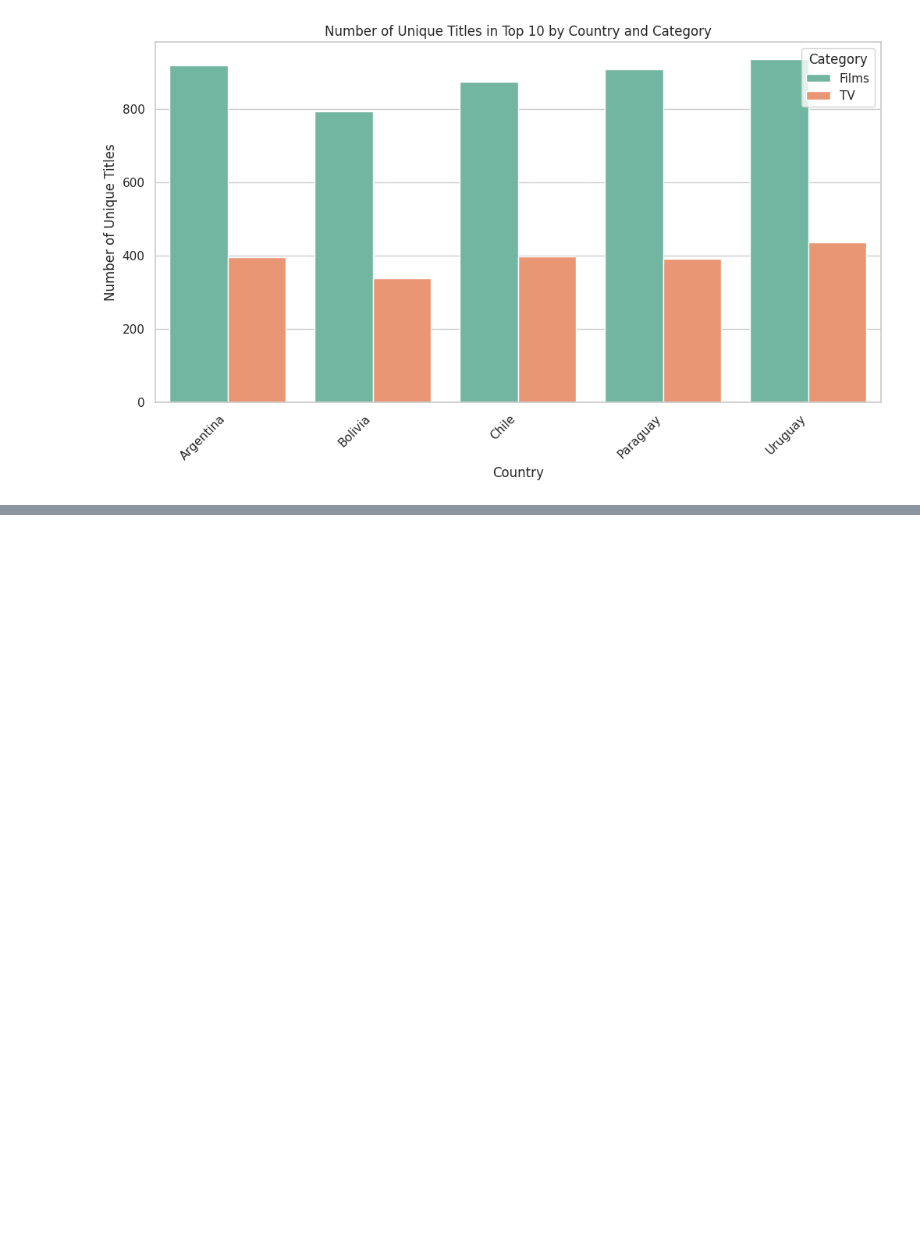
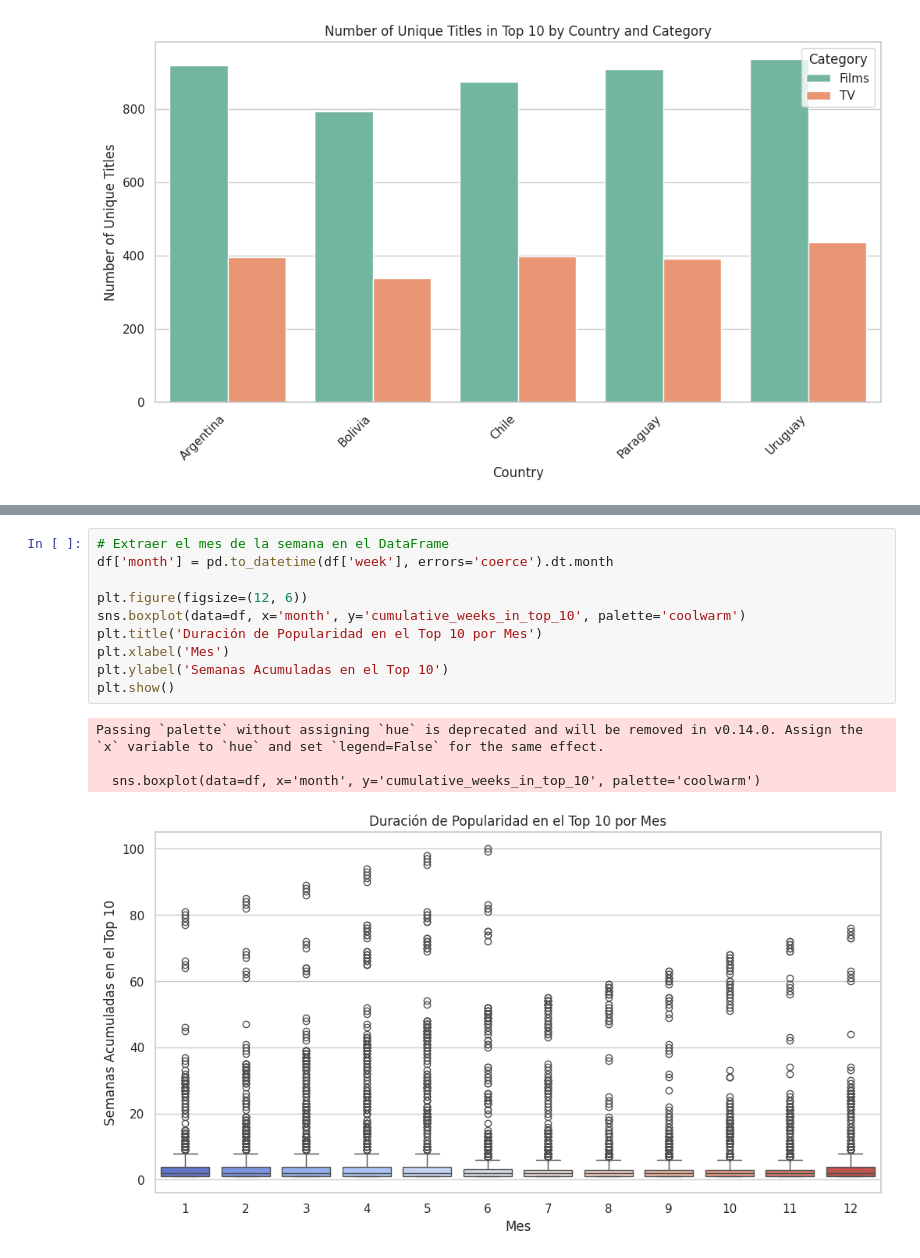
Before and after one commit to CristianAyala/infovis, a Jupyter notebook: TP_FINAL_AYALA_COCA_NETFLIX_ITBA_VISUALIZACION_DE_LA_INFORMACION_V2.ipynb, the cells around one changed output, grey strips where cells are left out. Saved outputs shown, nothing was run; the diff lists cells and outputs as text; blank space fills up the shorter version.

```diff
--- a/TP_FINAL_AYALA_COCA_NETFLIX_ITBA_VISUALIZACION_DE_LA_INFORMACION_V2.ipynb
+++ b/TP_FINAL_AYALA_COCA_NETFLIX_ITBA_VISUALIZACION_DE_LA_INFORMACION_V2.ipynb
@@ -273,0 +319,15 @@ plt.show()
+# %%
+# Extraer el mes de la semana en el DataFrame
+df['month'] = pd.to_datetime(df['week'], errors='coerce').dt.month
+
+plt.figure(figsize=(12, 6))
+sns.boxplot(data=df, x='month', y='cumulative_weeks_in_top_10', palette='coolwarm')
+plt.title('Duración de Popularidad en el Top 10 por Mes')
+plt.xlabel('Mes')
+plt.ylabel('Semanas Acumuladas en el Top 10')
+plt.show()
+# %% [output]
+Passing `palette` without assigning `hue` is deprecated and will be removed in v0.14.0. Assign the `x` variable to `hue` and set `legend=False` for the same effect.
+
+  sns.boxplot(data=df, x='month', y='cumulative_weeks_in_top_10', palette='coolwarm')
+[figure, added]
```
Also changed, not shown: parts of 7 cells of this notebook.
